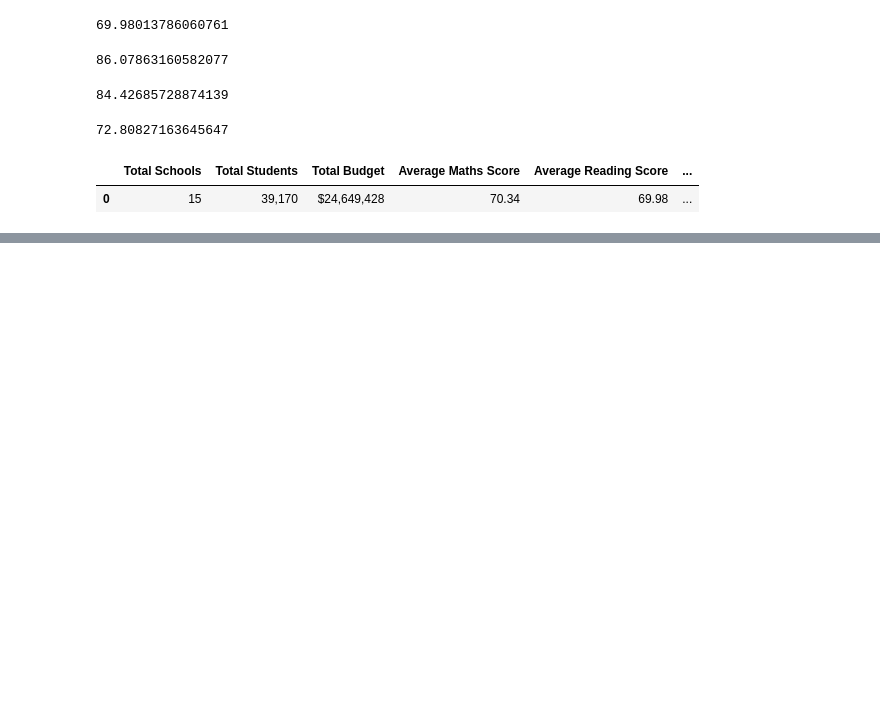
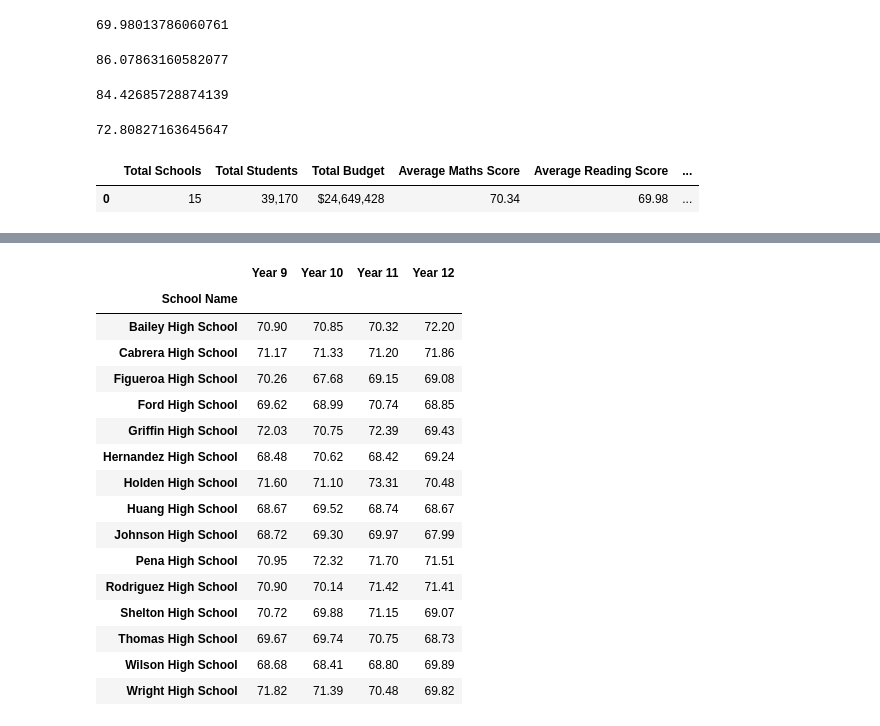
Before and after one commit to domspenc/pandas-challenge, a Jupyter notebook: PyCitySchools/PyCitySchools_challenge.ipynb, the cells around one changed output, grey strips where cells are left out. Drawn from its saved outputs; the diff is of its cells as text; code cells hidden in the pictures; blank space fills up the shorter version.

```diff
--- a/PyCitySchools/PyCitySchools_challenge.ipynb
+++ b/PyCitySchools/PyCitySchools_challenge.ipynb
@@ -232,33 +270,49 @@ average_maths_df
 # %%
 # Create a DataFrame that lists the average reading score for students of each year level
 # (9, 10, 11, 12) at each school
 
 year_9 = tidy_complete_challenge.loc[(tidy_complete_challenge["Year"] == 9), :].groupby("School Name")["Reading Score"].mean()
 year_9
 
 year_10 = tidy_complete_challenge.loc[(tidy_complete_challenge["Year"] == 10), :].groupby("School Name")["Reading Score"].mean()
 year_10
 
 year_11 = tidy_complete_challenge.loc[(tidy_complete_challenge["Year"] == 11), :].groupby("School Name")["Reading Score"].mean()
 year_11
 
 year_12 = tidy_complete_challenge.loc[(tidy_complete_challenge["Year"] == 12), :].groupby("School Name")["Reading Score"].mean()
 year_12
 
 average_reading_df = pd.DataFrame({
      #"School Name": school_name,
      "Year 9": year_9,
      "Year 10": year_10,
      "Year 11": year_11,
      "Year 12": year_12,
     })
 
-average_reading_df["Year 9"] = average_reading_df["Year 9"].map("{0:,.2f}".format)
-average_reading_df["Year 10"] = average_reading_df["Year 10"].map("{0:,.2f}".format)
-average_reading_df["Year 11"] = average_reading_df["Year 11"].map("{0:,.2f}".format)
-average_reading_df["Year 12"] = average_reading_df["Year 12"].map("{0:,.2f}".format)
-
-average_reading_df
+average_reading_df.style.format({'Year 9': '{:.2f}',
+                               'Year 10': '{:.2f}',
+                               'Year 11': '{:.2f}',
+                               'Year 12': '{:.2f}'})
+# %% [output]
+|  | Year 9 | Year 10 | Year 11 | Year 12 |
+| School Name |  |  |  |  |
+| Bailey High School | 70.90 | 70.85 | 70.32 | 72.20 |
+| Cabrera High School | 71.17 | 71.33 | 71.20 | 71.86 |
+| Figueroa High School | 70.26 | 67.68 | 69.15 | 69.08 |
+| Ford High School | 69.62 | 68.99 | 70.74 | 68.85 |
+| Griffin High School | 72.03 | 70.75 | 72.39 | 69.43 |
+| Hernandez High School | 68.48 | 70.62 | 68.42 | 69.24 |
+| Holden High School | 71.60 | 71.10 | 73.31 | 70.48 |
+| Huang High School | 68.67 | 69.52 | 68.74 | 68.67 |
+| Johnson High School | 68.72 | 69.30 | 69.97 | 67.99 |
+| Pena High School | 70.95 | 72.32 | 71.70 | 71.51 |
+| Rodriguez High School | 70.90 | 70.14 | 71.42 | 71.41 |
+| Shelton High School | 70.72 | 69.88 | 71.15 | 69.07 |
+| Thomas High School | 69.67 | 69.74 | 70.75 | 68.73 |
+| Wilson High School | 68.68 | 68.41 | 68.80 | 69.89 |
+| Wright High School | 71.82 | 71.39 | 70.48 | 69.82 |
 # %%
 # Create a table that breaks down school performance based on average spending ranges (per student).
 
```
Also changed, not shown: parts of 7 cells of this notebook.
